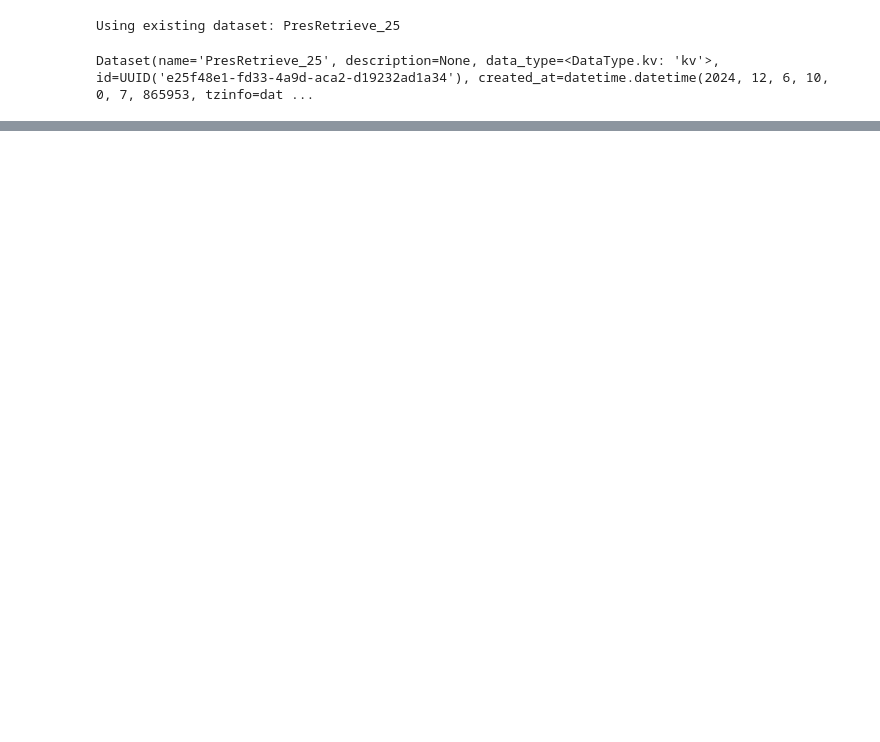
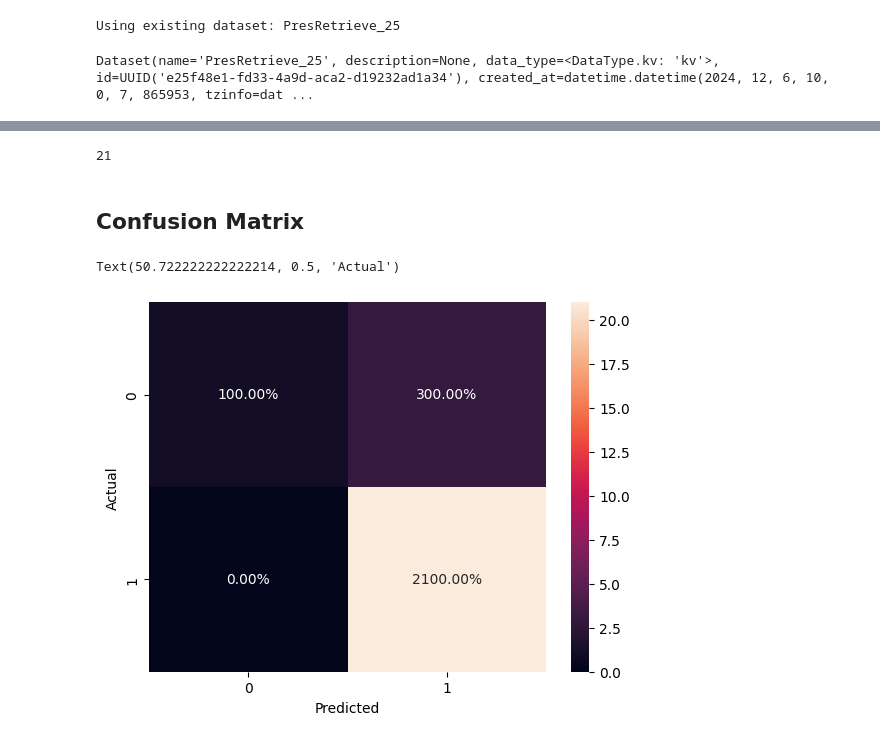
Before and after one commit to tambovtsev-io/presentation-search, a Jupyter notebook: notebooks/evaluation/eval_langsmith.ipynb, the cells around one changed output, grey strips where cells are left out. Drawn from its saved outputs; the diff is of its cells as text; code cells hidden in the pictures; blank space fills up the shorter version.

```diff
--- a/notebooks/evaluation/eval_langsmith.ipynb
+++ b/notebooks/evaluation/eval_langsmith.ipynb
@@ -55,7 +57,7 @@ df_questions.sample(5)
 dataset_name = "PresRetrieve_25"
 df_eval = df_questions
 scorers = [MinScorer(), ExponentialScorer(), HyperbolicScorer(), ExponentialWeightedScorer(), HyperbolicWeightedScorer()]
-scorers = [HyperbolicWeightedScorer()]
+# scorers = [HyperbolicWeightedScorer()]
 
 # dataset_name = "PresRetrieve_5"
 # df_eval = df_questions.sample(5)
@@ -70,7 +72,7 @@ eval_config = EvaluationConfig(
         page_match,
         presentation_found,
         page_found,
-        create_llm_relevance_evaluator(llm),
+        # create_llm_relevance_evaluator(llm),
         n_pages,
         n_pres
     ],
@@ -78,7 +80,7 @@ eval_config = EvaluationConfig(
     max_concurrency=1
 )
 
-evaluator = RAGEvaluator(storage=storage, config=eval_config, llm=llm)
+evaluator = RAGEvaluatorLangsmith(storage=storage, config=eval_config, llm=llm)
 evaluator.create_or_load_dataset(df_eval)
 # evaluator.create_dataset(dataset_name+"test", df_eval)
 # %% [output]
@@ -94,0 +103,11 @@ https://smith.langchain.com/o/44cd8e12-235d-52ea-a8de-1063f25bb9a4/datasets/e25f
+# %%
+from langsmith.schemas import Example, Run
+from IPython.display import display
+
+dataset_name = "PresRetrieve_25"
+project_name = "hyperbolicweighted_k2.0_p3.0-aa5bda8e"
+client = evaluator.client
+
+resp = client.read_project(project_name=project_name, include_stats=True)
+
+print(resp.json(indent=2))
@@ -94,0 +134,11 @@ https://smith.langchain.com/o/44cd8e12-235d-52ea-a8de-1063f25bb9a4/datasets/e25f
+# %%
+runs = client.list_runs(project_name=project_name, execution_order=1)
+df = pd.DataFrame([{
+    "example_id": r.reference_example_id,
+    **r.inputs,
+    **(r.outputs or {}),
+    **{k: v for f in client.list_feedback(run_ids=[r.id]) for k, v in [(f"{f.key}.score", f.score), (f"{f.key}.comment", f.comment)]},
+    "reference": client.read_example(r.reference_example_id).outputs
+} for r in runs])
+
+df.info()
@@ -94,0 +298,25 @@ https://smith.langchain.com/o/44cd8e12-235d-52ea-a8de-1063f25bb9a4/datasets/e25f
+# %%
+true_relevant = (
+    df.query("`llm_relevance.score` == 1.0 and `presentation_match.score` == 1.0")
+)
+display(len(true_relevant))
+# %% [output]
+21
+# %% [markdown]
+## Confusion Matrix
+# %%
+import seaborn as sns
+from sklearn.metrics import confusion_matrix, precision_score, recall_score
+import matplotlib.pyplot as plt
+
+y_true = df["presentation_match.score"]
+y_pred = df["llm_relevance.score"]
+conf_mat =  confusion_matrix(y_true, y_pred)
+
+tn, fp, fn, tp = conf_mat.ravel()
+sns.heatmap(conf_mat, annot=True, fmt='.2%', xticklabels=['0', '1'], yticklabels=['0', '1'])
+plt.xlabel('Predicted')
+plt.ylabel('Actual')
+# %% [output]
+Text(50.722222222222214, 0.5, 'Actual')
+[figure, added]
```
Also changed, not shown: parts of 16 cells of this notebook, 5 other files.
